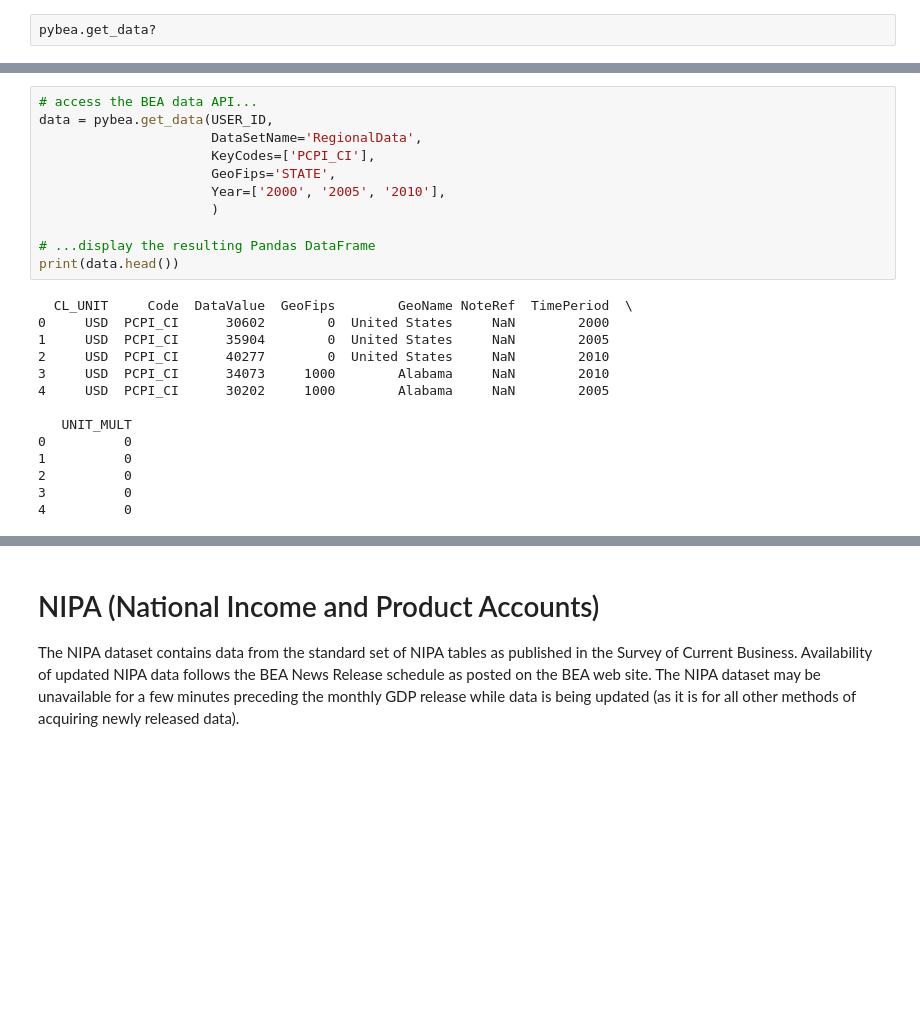
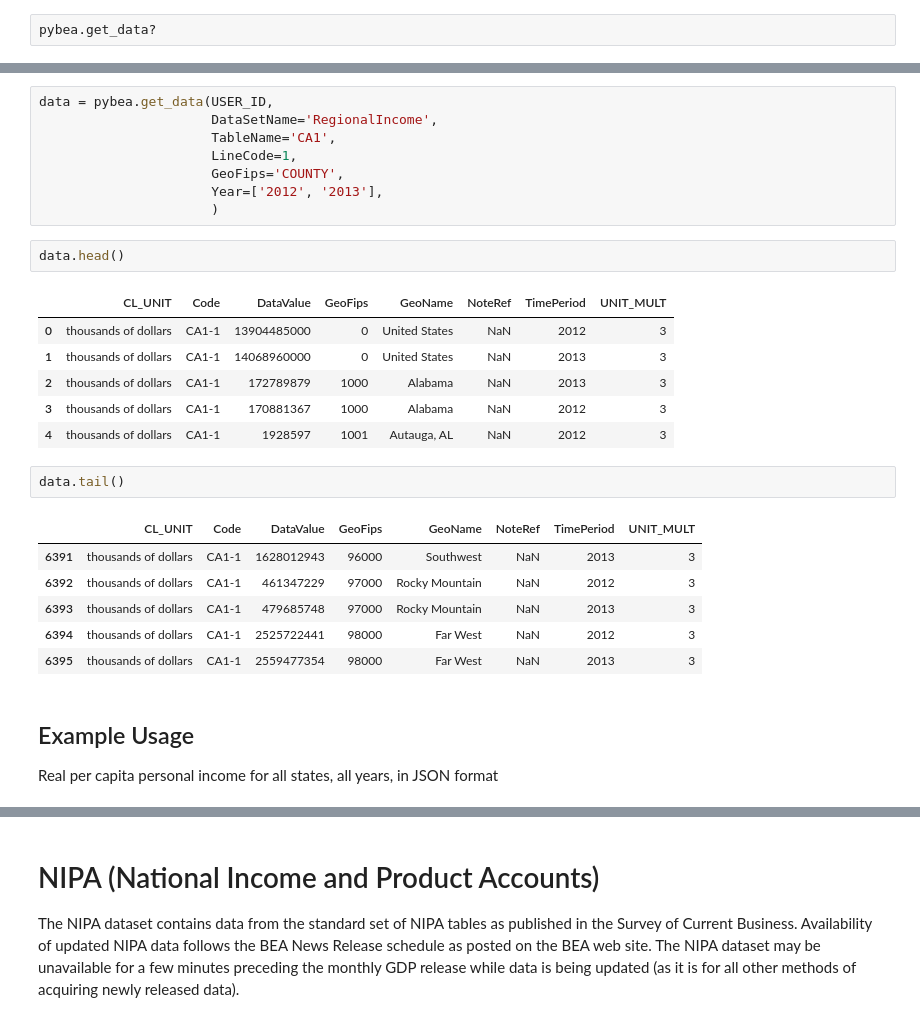
Before and after one commit to davidrpugh/pyBEA, a Jupyter notebook: examples/user-guide.ipynb, the cells around one changed output, grey strips where cells are left out. Drawn from its saved outputs; the diff is of its cells as text; blank space fills up the shorter version.

```diff
--- a/examples/user-guide.ipynb
+++ b/examples/user-guide.ipynb
@@ -138,25 +97,30 @@ The RegionalData dataset contains estimates from the Regional Economic Accounts.
-# %%
-# access the BEA data API...
-data = pybea.get_data(USER_ID,
-                      DataSetName='RegionalData',
-                      KeyCodes=['PCPI_CI'],
-                      GeoFips='STATE',
-                      Year=['2000', '2005', '2010'],
-                      )
-
-# ...display the resulting Pandas DataFrame
-print(data.head())
-# %% [output]
-  CL_UNIT     Code  DataValue  GeoFips        GeoName NoteRef  TimePeriod  \
-0     USD  PCPI_CI      30602        0  United States     NaN        2000
-1     USD  PCPI_CI      35904        0  United States     NaN        2005
-2     USD  PCPI_CI      40277        0  United States     NaN        2010
-3     USD  PCPI_CI      34073     1000        Alabama     NaN        2010
-4     USD  PCPI_CI      30202     1000        Alabama     NaN        2005
-
-   UNIT_MULT
-0          0
-1          0
-2          0
-3          0
-4          0
+# %%
+data = pybea.get_data(USER_ID,
+                      DataSetName='RegionalIncome',
+                      TableName='CA1',
+                      LineCode=1,
+                      GeoFips='COUNTY',
+                      Year=['2012', '2013'],
+                      )
+# %%
+data.head()
+# %% [output]
+|  | CL_UNIT | Code | DataValue | GeoFips | GeoName | NoteRef | TimePeriod | UNIT_MULT |
+| 0 | thousands of dollars | CA1-1 | 13904485000 | 0 | United States | NaN | 2012 | 3 |
+| 1 | thousands of dollars | CA1-1 | 14068960000 | 0 | United States | NaN | 2013 | 3 |
+| 2 | thousands of dollars | CA1-1 | 172789879 | 1000 | Alabama | NaN | 2013 | 3 |
+| 3 | thousands of dollars | CA1-1 | 170881367 | 1000 | Alabama | NaN | 2012 | 3 |
+| 4 | thousands of dollars | CA1-1 | 1928597 | 1001 | Autauga, AL | NaN | 2012 | 3 |
+# %%
+data.tail()
+# %% [output]
+|  | CL_UNIT | Code | DataValue | GeoFips | GeoName | NoteRef | TimePeriod | UNIT_MULT |
+| 6391 | thousands of dollars | CA1-1 | 1628012943 | 96000 | Southwest | NaN | 2013 | 3 |
+| 6392 | thousands of dollars | CA1-1 | 461347229 | 97000 | Rocky Mountain | NaN | 2012 | 3 |
+| 6393 | thousands of dollars | CA1-1 | 479685748 | 97000 | Rocky Mountain | NaN | 2013 | 3 |
+| 6394 | thousands of dollars | CA1-1 | 2525722441 | 98000 | Far West | NaN | 2012 | 3 |
+| 6395 | thousands of dollars | CA1-1 | 2559477354 | 98000 | Far West | NaN | 2013 | 3 |
+# %% [markdown]
+## Example Usage
+
+Real per capita personal income for all states, all years, in JSON format
```
Also changed, not shown: parts of 13 cells of this notebook, 1 other file.
